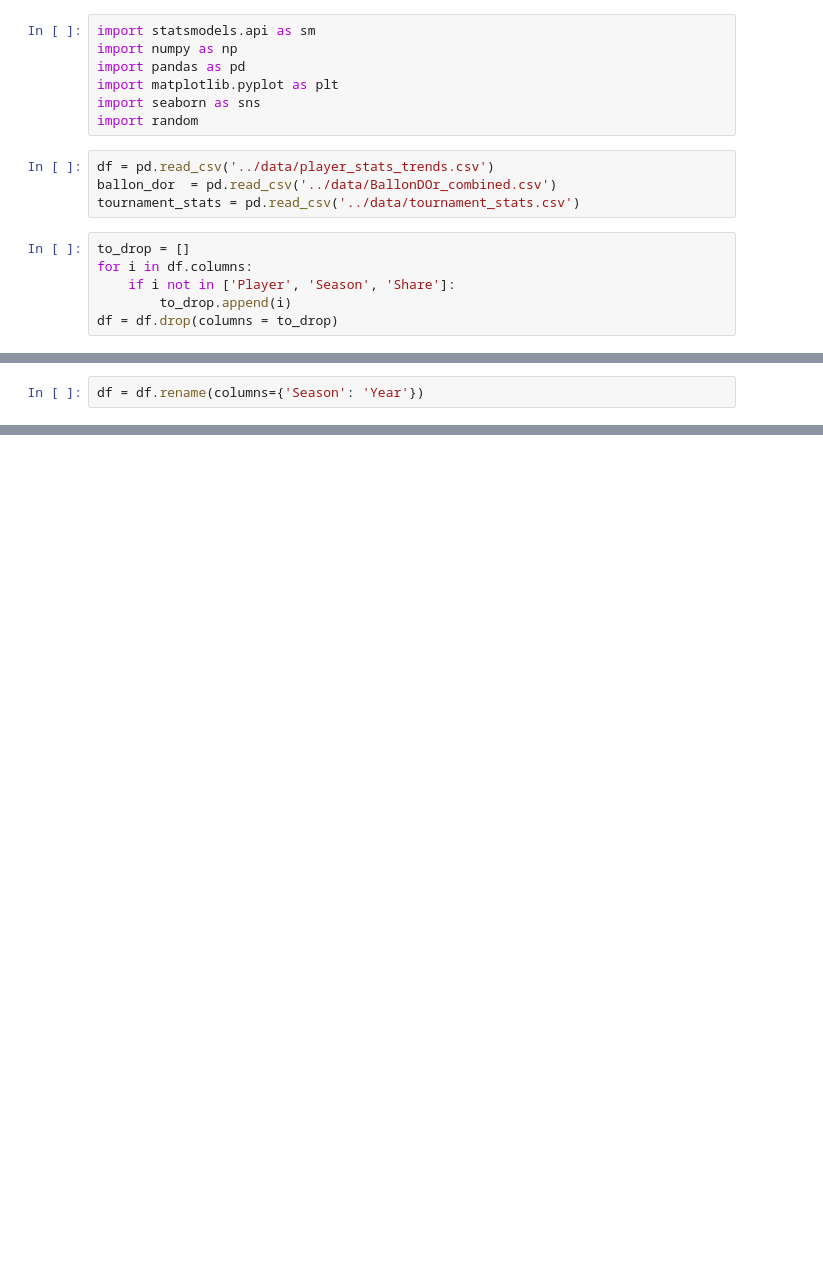
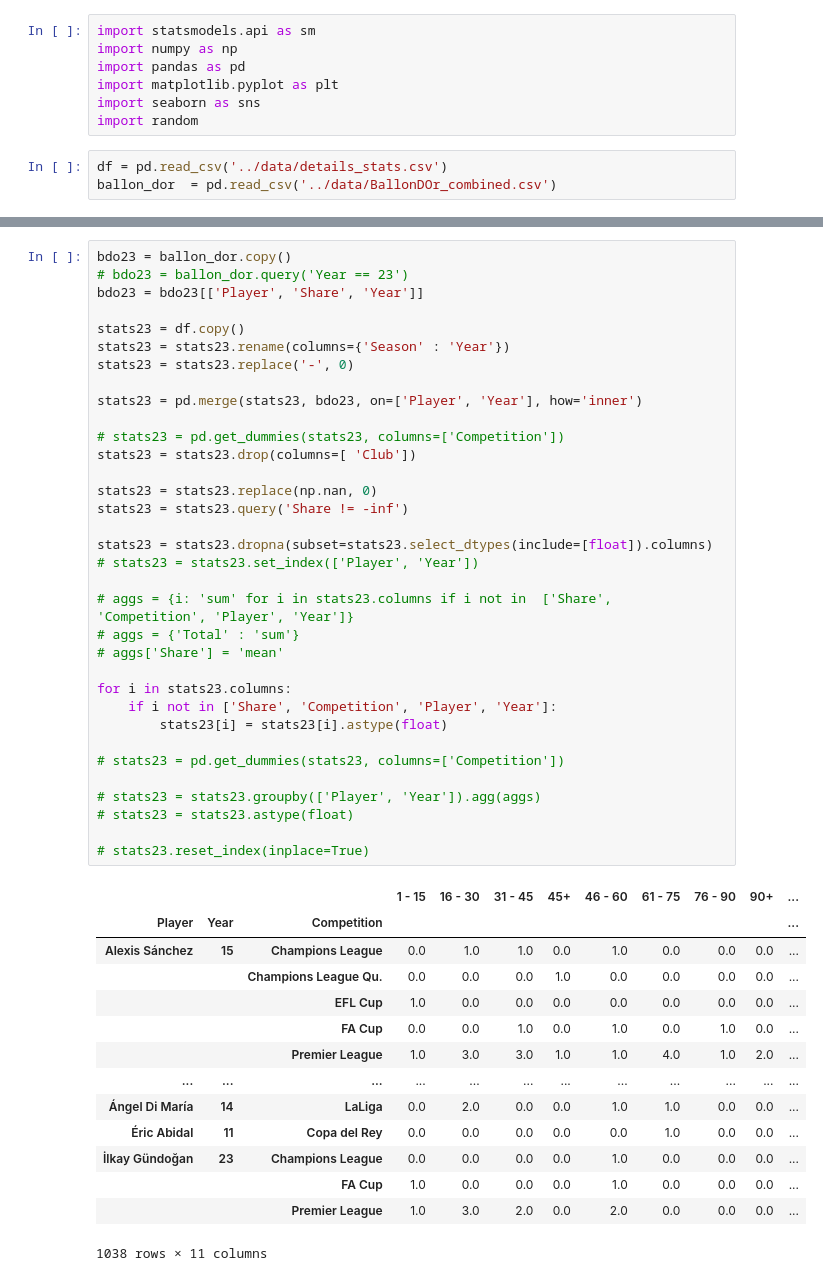
Before and after one commit to TheJarmanitor/outplayed, a Jupyter notebook: notebooks/baseline_glm.ipynb, the cells around one changed output, grey strips where cells are left out. Saved outputs shown, nothing was run; the diff lists cells and outputs as text; blank space fills up the shorter version.

```diff
--- a/notebooks/baseline_glm.ipynb
+++ b/notebooks/baseline_glm.ipynb
@@ -6,12 +6,5 @@ import matplotlib.pyplot as plt
 import seaborn as sns
 import random
 # %%
-df = pd.read_csv('../data/player_stats_trends.csv')
+df = pd.read_csv('../data/details_stats.csv')
 ballon_dor  = pd.read_csv('../data/BallonDOr_combined.csv')
-tournament_stats = pd.read_csv('../data/tournament_stats.csv')
-# %%
-to_drop = []
-for i in df.columns:
-    if i not in ['Player', 'Season', 'Share']:
-        to_drop.append(i)
-df = df.drop(columns = to_drop)
@@ -46,2 +10,0 @@ def remove_p(X, glm_results, p):
-# %%
-df = df.rename(columns={'Season': 'Year'})
@@ -130,0 +34,49 @@ X, y = goals.drop(columns = ['Share']), goals['Share']
+# %%
+bdo23 = ballon_dor.copy()
+# bdo23 = ballon_dor.query('Year == 23')
+bdo23 = bdo23[['Player', 'Share', 'Year']]
+
+stats23 = df.copy()
+stats23 = stats23.rename(columns={'Season' : 'Year'})
+stats23 = stats23.replace('-', 0)
+
+stats23 = pd.merge(stats23, bdo23, on=['Player', 'Year'], how='inner')
+
+# stats23 = pd.get_dummies(stats23, columns=['Competition'])
+stats23 = stats23.drop(columns=[ 'Club'])
+
+stats23 = stats23.replace(np.nan, 0)
+stats23 = stats23.query('Share != -inf')
+
+stats23 = stats23.dropna(subset=stats23.select_dtypes(include=[float]).columns)
+# stats23 = stats23.set_index(['Player', 'Year'])
+
+# aggs = {i: 'sum' for i in stats23.columns if i not in  ['Share', 'Competition', 'Player', 'Year']}
+# aggs = {'Total' : 'sum'}
+# aggs['Share'] = 'mean'
+
+for i in stats23.columns:
+    if i not in ['Share', 'Competition', 'Player', 'Year']:
+        stats23[i] = stats23[i].astype(float)
+
+# stats23 = pd.get_dummies(stats23, columns=['Competition'])
+
+# stats23 = stats23.groupby(['Player', 'Year']).agg(aggs)
+# stats23 = stats23.astype(float)
+
+# stats23.reset_index(inplace=True)
+# %% [output]
+|  |  |  | 1 - 15 | 16 - 30 | 31 - 45 | 45+ | 46 - 60 | 61 - 75 | 76 - 90 | 90+ | ... |
+| Player | Year | Competition |  |  |  |  |  |  |  |  | ... |
+| Alexis Sánchez | 15 | Champions League | 0.0 | 1.0 | 1.0 | 0.0 | 1.0 | 0.0 | 0.0 | 0.0 | ... |
+|  |  | Champions League Qu. | 0.0 | 0.0 | 0.0 | 1.0 | 0.0 | 0.0 | 0.0 | 0.0 | ... |
+|  |  | EFL Cup | 1.0 | 0.0 | 0.0 | 0.0 | 0.0 | 0.0 | 0.0 | 0.0 | ... |
+|  |  | FA Cup | 0.0 | 0.0 | 1.0 | 0.0 | 1.0 | 0.0 | 1.0 | 0.0 | ... |
+|  |  | Premier League | 1.0 | 3.0 | 3.0 | 1.0 | 1.0 | 4.0 | 1.0 | 2.0 | ... |
+| ... | ... | ... | ... | ... | ... | ... | ... | ... | ... | ... | ... |
+| Ángel Di María | 14 | LaLiga | 0.0 | 2.0 | 0.0 | 0.0 | 1.0 | 1.0 | 0.0 | 0.0 | ... |
+| Éric Abidal | 11 | Copa del Rey | 0.0 | 0.0 | 0.0 | 0.0 | 0.0 | 1.0 | 0.0 | 0.0 | ... |
+| İlkay Gündoğan | 23 | Champions League | 0.0 | 0.0 | 0.0 | 0.0 | 1.0 | 0.0 | 0.0 | 0.0 | ... |
+|  |  | FA Cup | 1.0 | 0.0 | 0.0 | 0.0 | 1.0 | 0.0 | 0.0 | 0.0 | ... |
+|  |  | Premier League | 1.0 | 3.0 | 2.0 | 0.0 | 2.0 | 0.0 | 0.0 | 0.0 | ... |
+1038 rows × 11 columns
```
Also changed, not shown: parts of 22 cells of this notebook, 3 other files.
